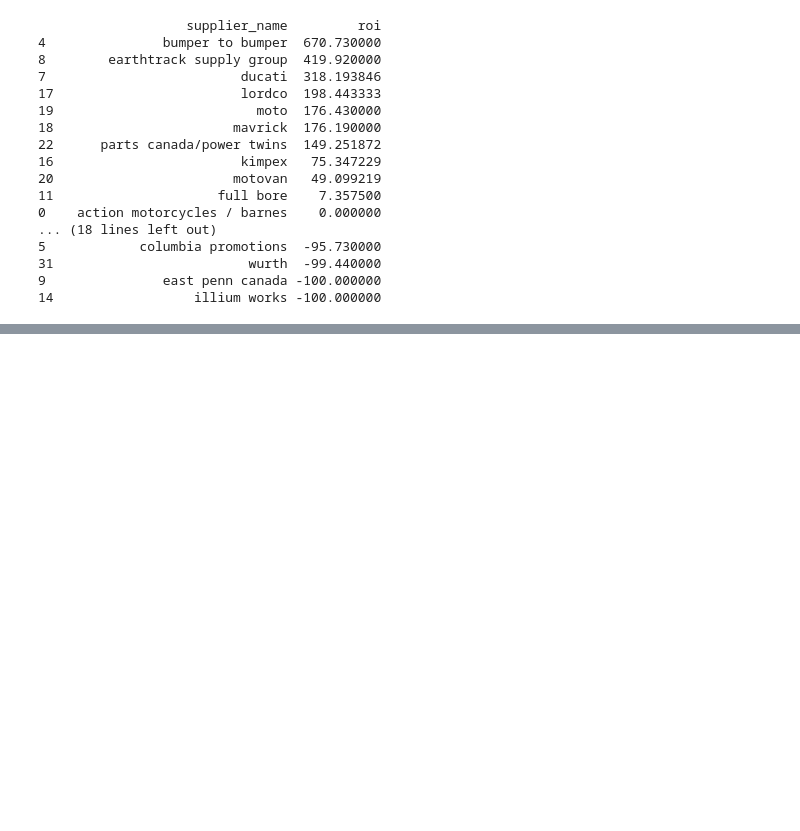
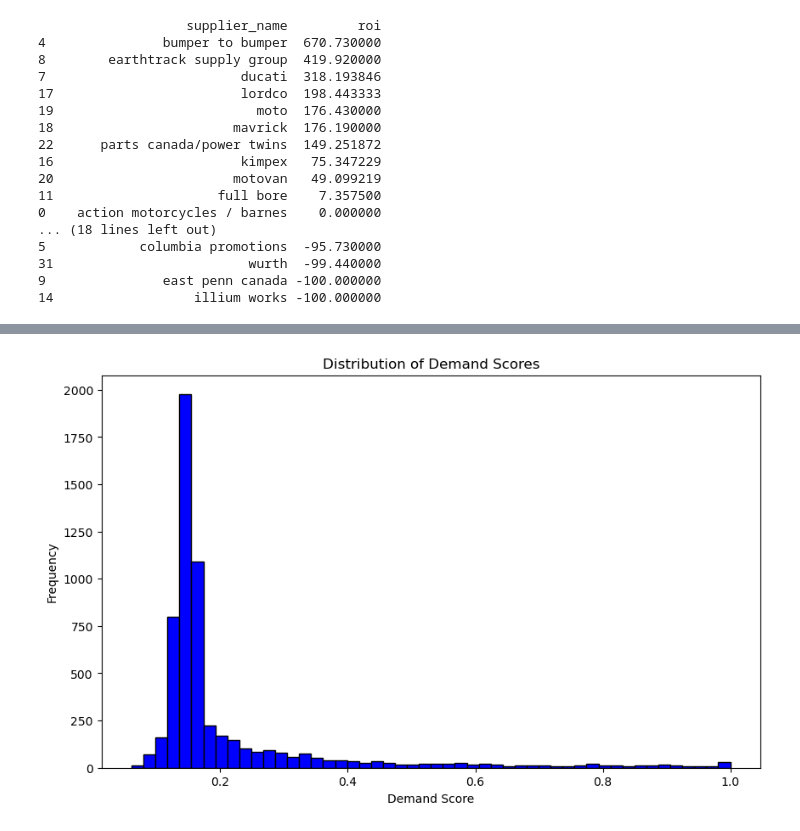
Before and after one commit to skyler22wilson/co-pilot-v1, a Jupyter notebook: notebooks/business_insights.ipynb, the cells around one changed output, grey strips where cells are left out. Saved outputs shown, nothing was run; the diff lists cells and outputs as text; code cells hidden in the pictures; blank space fills up the shorter version.

Commit message:
finished polars conversion, updating db and optimizing for RAG

```diff
--- a/notebooks/business_insights.ipynb
+++ b/notebooks/business_insights.ipynb
@@ -1272,0 +795,20 @@ Make: Indian, Model: Chief, Chief Classic, Chief Dark Horse, Chief Vintage, Road
+# %%
+import polars as pl
+import matplotlib.pyplot as plt
+def visualize_demand_distribution(demand_scores):
+    # Plotting the distribution of demand scores
+    plt.figure(figsize=(10, 6))
+    plt.hist(demand_scores, bins=50, color='blue', edgecolor='black')
+    plt.title('Distribution of Demand Scores')
+    plt.xlabel('Demand Score')
+    plt.ylabel('Frequency')
+    plt.show()
+
+df = pl.read_csv('/Users/skylerwilson/Desktop/PartsWise/co-pilot-v1/data/processed_data/processed_data_with_demand_score.csv')
+df = df.filter(pl.col('demand') > 0)
+
+demand_score = df.select(pl.col('demand')).to_numpy()
+
+visualize_demand_distribution(demand_score)
+# %% [output]
+[figure, added]
```
Also changed, not shown: parts of 7 cells of this notebook, 30 other files.
